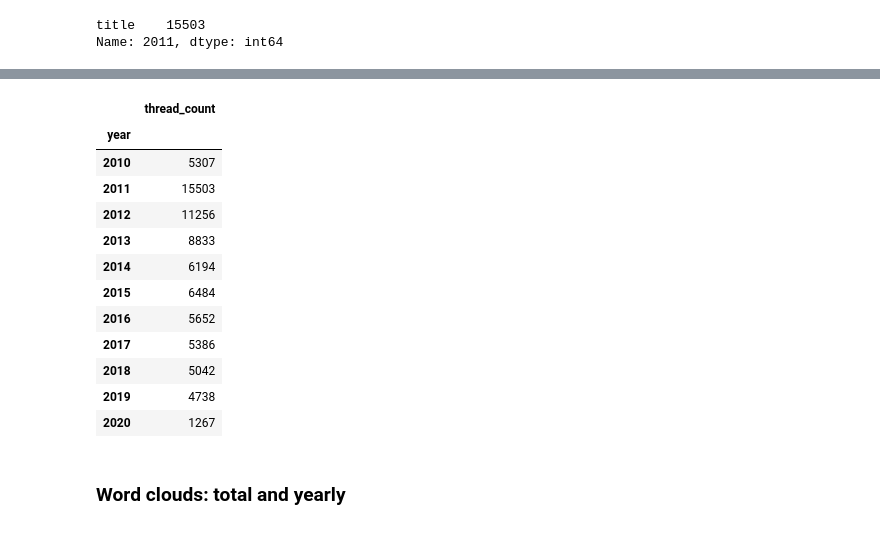
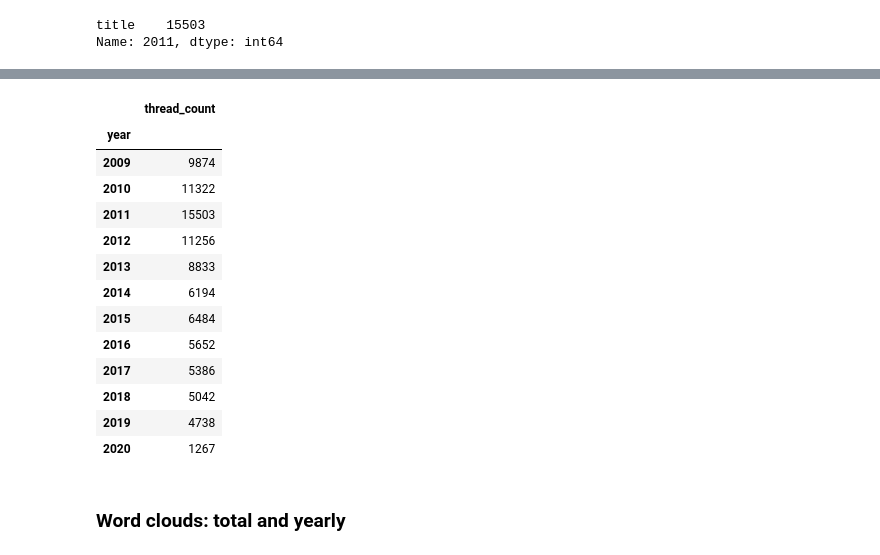
Before and after one commit to martinKindall/forum_analysis_wordclouds, a Jupyter notebook: Forum_analysis.ipynb, the cells around one changed output, grey strips where cells are left out. Cells and saved outputs as stored; diff of their text form; code cells hidden in the pictures.

```diff
--- a/Forum_analysis.ipynb
+++ b/Forum_analysis.ipynb
@@ -80,15 +80,16 @@ Int64Index([2002, 2003, 2006, 2007, 2010, 2011, 2012, 2013, 2014, 2015, 2016,
            dtype='int64', name='date')
 # %%
-selected_years_mask = [0, 0, 0, 0, 1, 1, 1, 1, 1, 1, 1, 1, 1, 1, 1]
+selected_years_mask = [0, 0, 0, 0, 0, 1, 1, 1, 1, 1, 1, 1, 1, 1, 1, 1, 1]
 #count_titles.loc[(count_titles.index > 2008) & (count_titles.index < 2020)]
 count_titles.columns = ['thread_count']
 count_titles.index.name = 'year'
 last_decade_titles_count = count_titles.loc[count_titles.index * selected_years_mask > 0]
 last_decade_titles_count
 # %% [output]
 |  | thread_count |
 | year |  |
-| 2010 | 5307 |
+| 2009 | 9874 |
+| 2010 | 11322 |
 | 2011 | 15503 |
 | 2012 | 11256 |
 | 2013 | 8833 |
```
Also changed, not shown: parts of 11 cells of this notebook, 1 other file.
